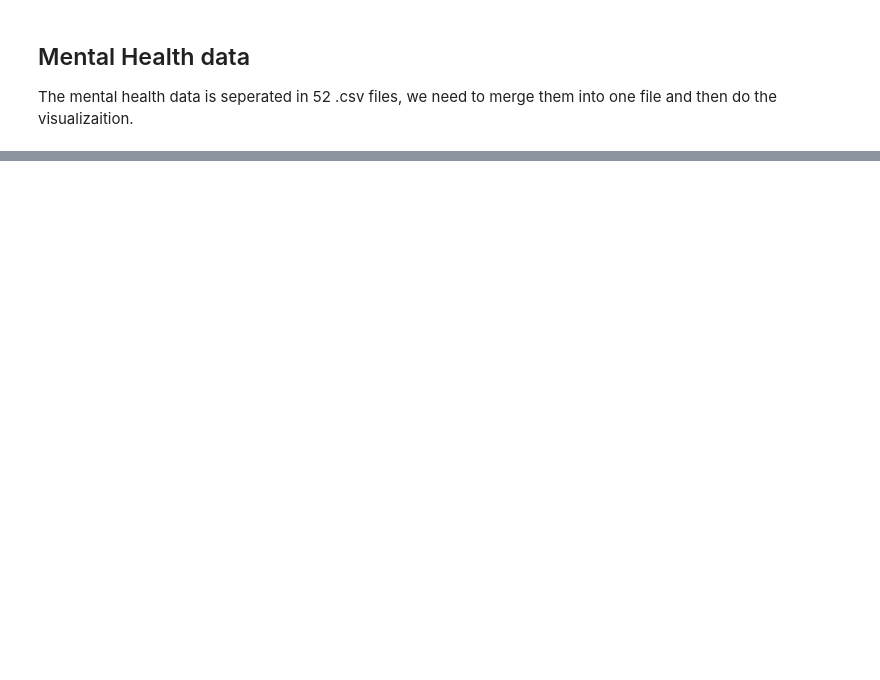
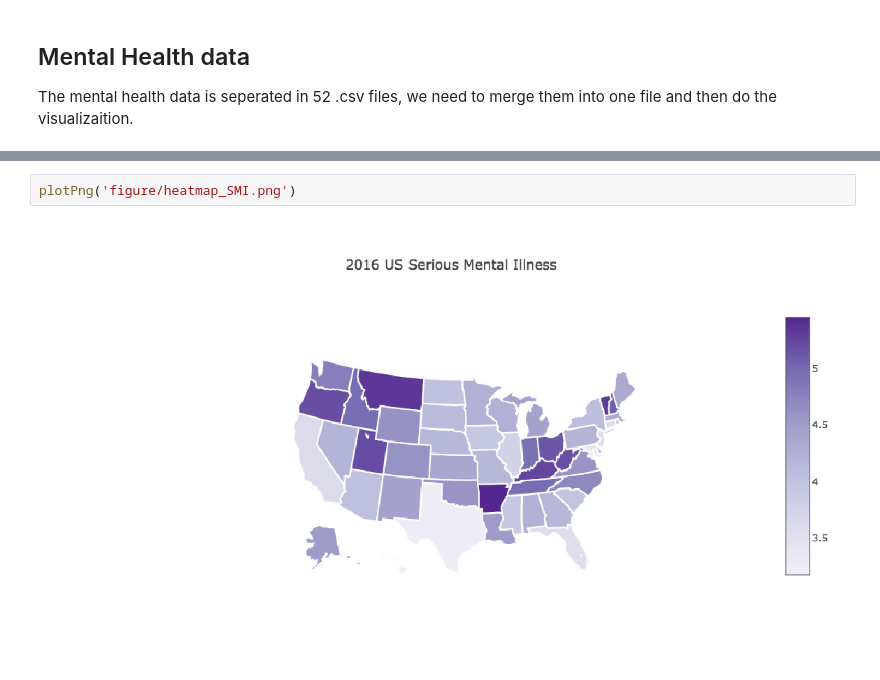
Before and after one commit to KennySitu/Team_Two_But_-1_In_Standings, a Jupyter notebook: Visualization/Visualization.ipynb, the cells around one changed output, grey strips where cells are left out. Drawn from its saved outputs; the diff is of its cells as text; blank space fills up the shorter version.

```diff
--- a/Visualization/Visualization.ipynb
+++ b/Visualization/Visualization.ipynb
@@ -272,3 +306,7 @@ heatmap_SMI
 # %% [output]
 High five! You successfully sent some data to your account on plotly. View your plot in your browser at https://plot.ly/~shl666/0 or inside your plot.ly account where it is named 'd3-cloropleth-map'
 [interactive output not drawn]
+# %%
+plotPng('figure/heatmap_SMI.png')
+# %% [output]
+[figure, added]
```
Also changed, not shown: parts of 12 cells of this notebook, 58 other files.
